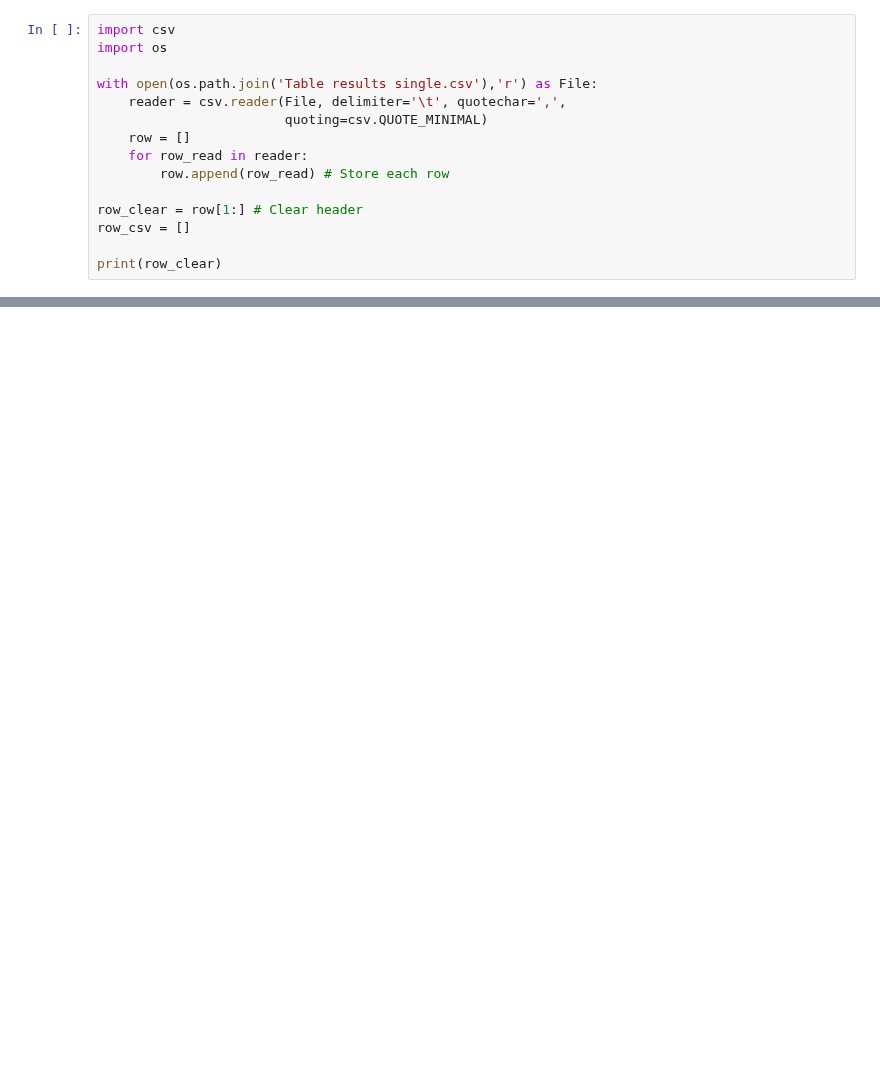
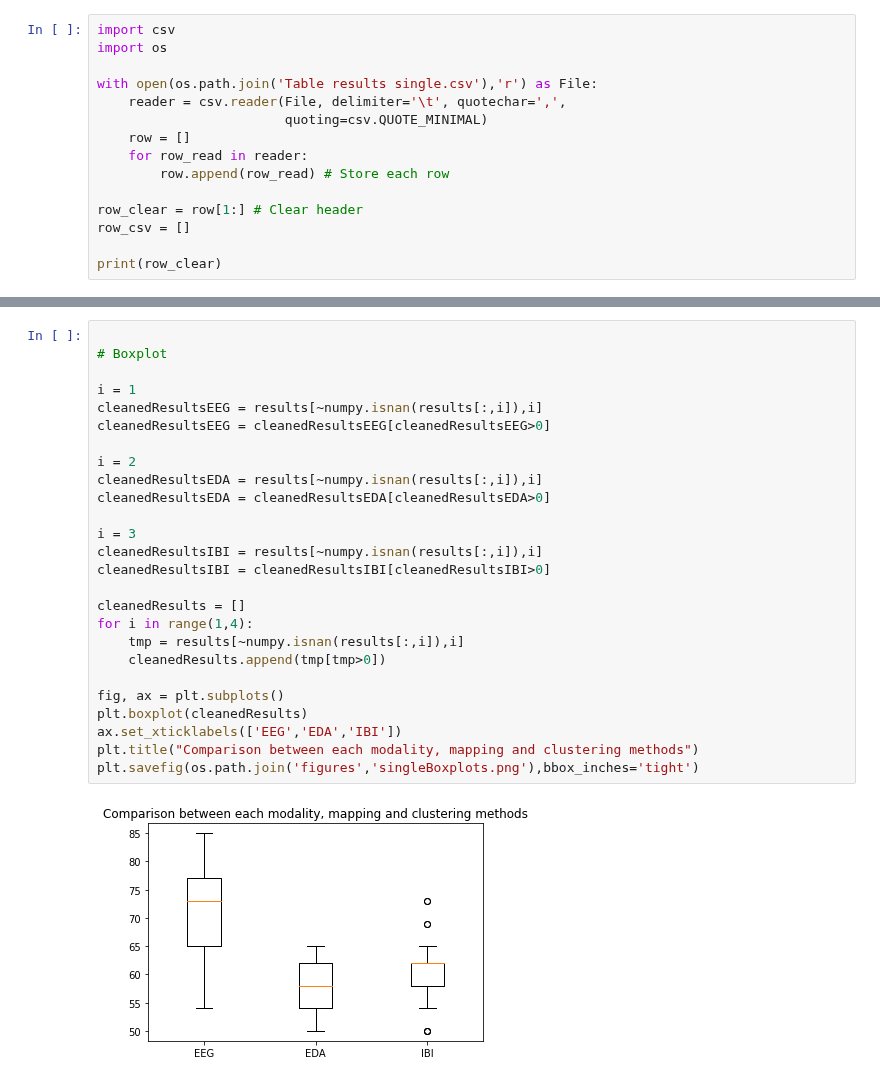
Before and after one commit to alexandremerasli/TFE, a Jupyter notebook: table_results.ipynb, the cells around one changed output, grey strips where cells are left out. Drawn from its saved outputs; the diff is of its cells as text; blank space fills up the shorter version.

```diff
--- a/table_results.ipynb
+++ b/table_results.ipynb
@@ -42,0 +69,28 @@ print(cleanedResults)
+# %%
+
+# Boxplot
+
+i = 1
+cleanedResultsEEG = results[~numpy.isnan(results[:,i]),i]
+cleanedResultsEEG = cleanedResultsEEG[cleanedResultsEEG>0]
+
+i = 2
+cleanedResultsEDA = results[~numpy.isnan(results[:,i]),i]
+cleanedResultsEDA = cleanedResultsEDA[cleanedResultsEDA>0]
+
+i = 3
+cleanedResultsIBI = results[~numpy.isnan(results[:,i]),i]
+cleanedResultsIBI = cleanedResultsIBI[cleanedResultsIBI>0]
+
+cleanedResults = []
+for i in range(1,4):
+    tmp = results[~numpy.isnan(results[:,i]),i]
+    cleanedResults.append(tmp[tmp>0])
+
+fig, ax = plt.subplots()
+plt.boxplot(cleanedResults)
+ax.set_xticklabels(['EEG','EDA','IBI'])
+plt.title("Comparison between each modality, mapping and clustering methods")
+plt.savefig(os.path.join('figures','singleBoxplots.png'),bbox_inches='tight')
+# %% [output]
+[figure, added]
```
Also changed, not shown: parts of 2 cells of this notebook.
